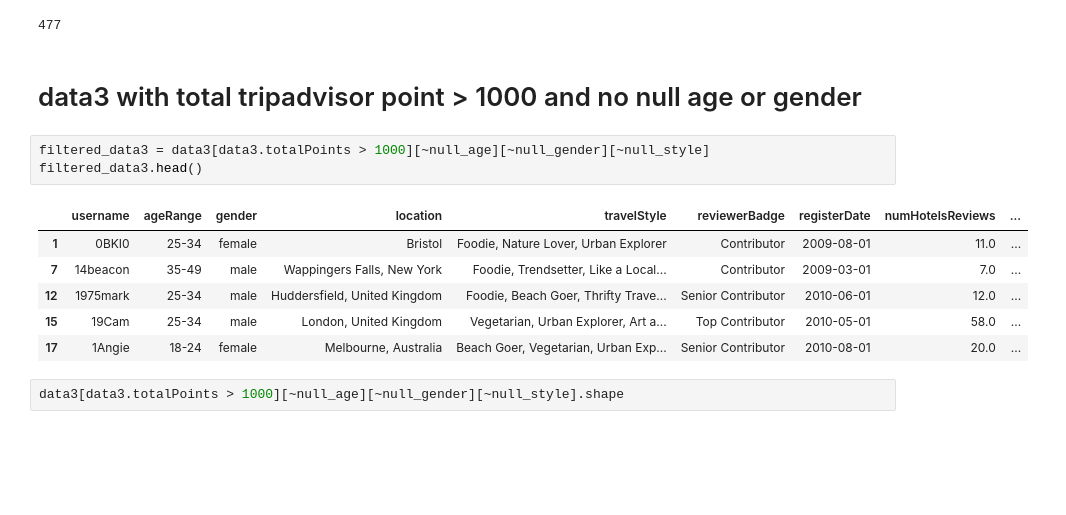
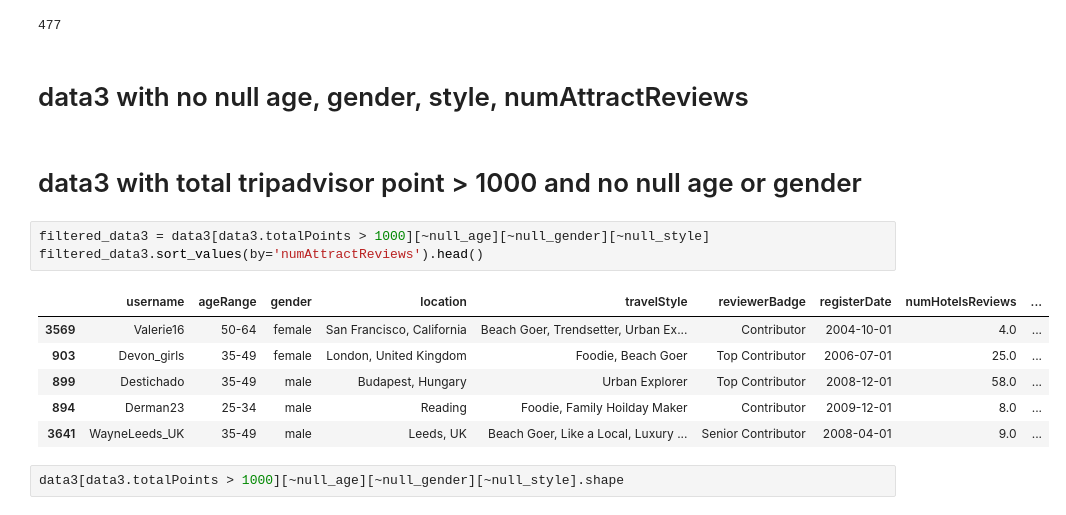
Before and after one commit to acrowise/travel-time-rec, a Jupyter notebook: tripadvisor_personality_EDA.ipynb, the cells around one changed output. Drawn from its saved outputs; the diff is of its cells as text; blank space fills up the shorter version.

```diff
--- a/tripadvisor_personality_EDA.ipynb
+++ b/tripadvisor_personality_EDA.ipynb
@@ -130,18 +457,20 @@ null_style = data3.travelStyle.isnull()
 (data3[null_age].totalPoints < 1000).sum()
 # %% [output]
 477
+# %% [markdown]
+# data3 with no null age, gender, style, numAttractReviews
 # %% [markdown]
 # data3 with total tripadvisor point > 1000 and no null age or gender
 # %%
 filtered_data3 = data3[data3.totalPoints > 1000][~null_age][~null_gender][~null_style]
-filtered_data3.head()
+filtered_data3.sort_values(by='numAttractReviews').head()
 # %% [output]
 |  | username | ageRange | gender | location | travelStyle | reviewerBadge | registerDate | numHotelsReviews | ... |
-| 1 | 0BKI0 | 25-34 | female | Bristol | Foodie, Nature Lover, Urban Explorer | Contributor | 2009-08-01 | 11.0 | ... |
-| 7 | 14beacon | 35-49 | male | Wappingers Falls, New York | Foodie, Trendsetter, Like a Local... | Contributor | 2009-03-01 | 7.0 | ... |
-| 12 | 1975mark | 25-34 | male | Huddersfield, United Kingdom | Foodie, Beach Goer, Thrifty Trave... | Senior Contributor | 2010-06-01 | 12.0 | ... |
-| 15 | 19Cam | 25-34 | male | London, United Kingdom | Vegetarian, Urban Explorer, Art a... | Top Contributor | 2010-05-01 | 58.0 | ... |
-| 17 | 1Angie | 18-24 | female | Melbourne, Australia | Beach Goer, Vegetarian, Urban Exp... | Senior Contributor | 2010-08-01 | 20.0 | ... |
+| 3569 | Valerie16 | 50-64 | female | San Francisco, California | Beach Goer, Trendsetter, Urban Ex... | Contributor | 2004-10-01 | 4.0 | ... |
+| 903 | Devon_girls | 35-49 | female | London, United Kingdom | Foodie, Beach Goer | Top Contributor | 2006-07-01 | 25.0 | ... |
+| 899 | Destichado | 35-49 | male | Budapest, Hungary | Urban Explorer | Top Contributor | 2008-12-01 | 58.0 | ... |
+| 894 | Derman23 | 25-34 | male | Reading | Foodie, Family Hoilday Maker | Contributor | 2009-12-01 | 8.0 | ... |
+| 3641 | WayneLeeds_UK | 35-49 | male | Leeds, UK | Beach Goer, Like a Local, Luxury ... | Senior Contributor | 2008-04-01 | 9.0 | ... |
 # %%
 data3[data3.totalPoints > 1000][~null_age][~null_gender][~null_style].shape
 # %% [output]
```
Also changed, not shown: parts of 50 cells of this notebook.
